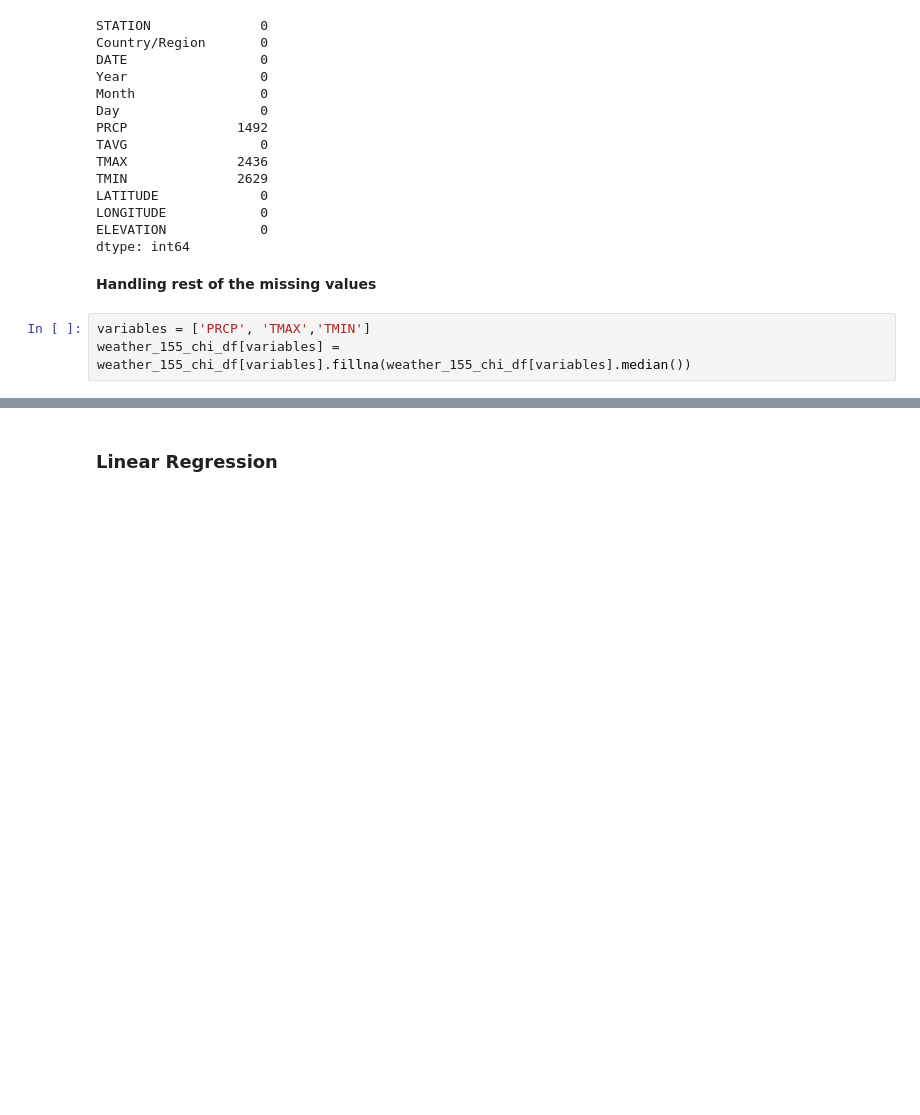
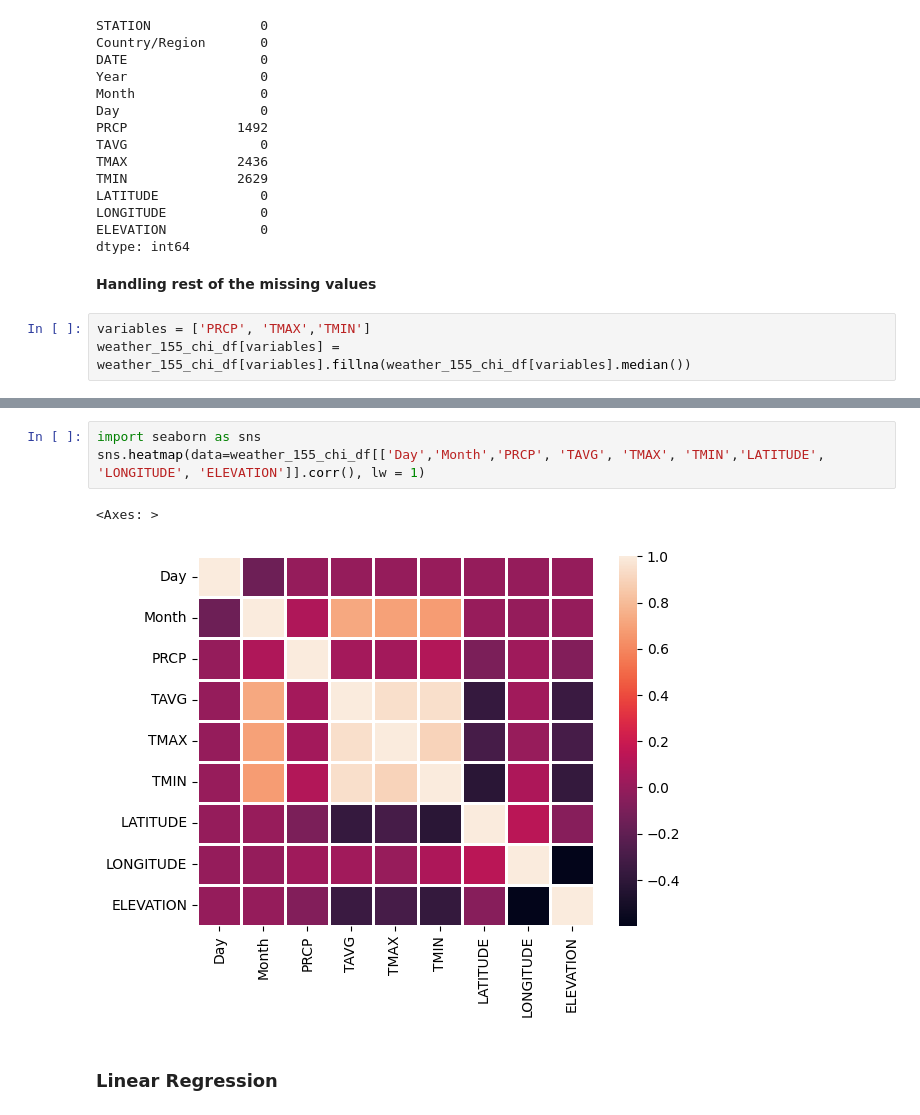
Before and after one commit to Ayush060201/IDM_Course_Project1_Weather_dataset, a Jupyter notebook: 202311033/CP01_Weather_Data.ipynb, the cells around one changed output, grey strips where cells are left out. Saved outputs shown, nothing was run; the diff lists cells and outputs as text; blank space fills up the shorter version.

```diff
--- a/202311033/CP01_Weather_Data.ipynb
+++ b/202311033/CP01_Weather_Data.ipynb
@@ -496,2 +724,8 @@ weather_155_chi_df[variables] = weather_155_chi_df[variables].fillna(weather_155
+# %%
+import seaborn as sns
+sns.heatmap(data=weather_155_chi_df[['Day','Month','PRCP', 'TAVG', 'TMAX', 'TMIN','LATITUDE', 'LONGITUDE', 'ELEVATION']].corr(), lw = 1)
+# %% [output]
+<Axes: >
+[figure, added]
 # %% [markdown]
 ### Linear Regression
```
Also changed, not shown: parts of 51 cells of this notebook.
